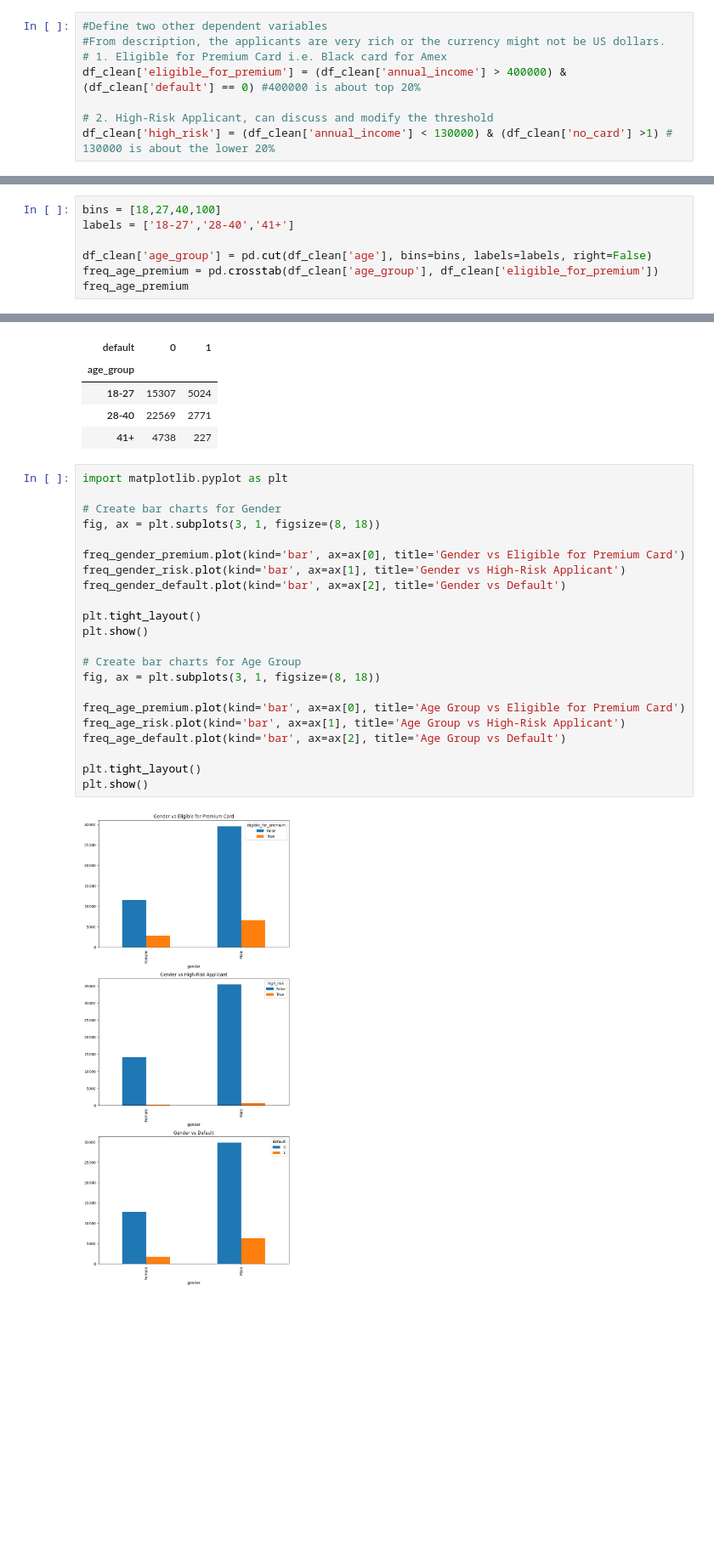
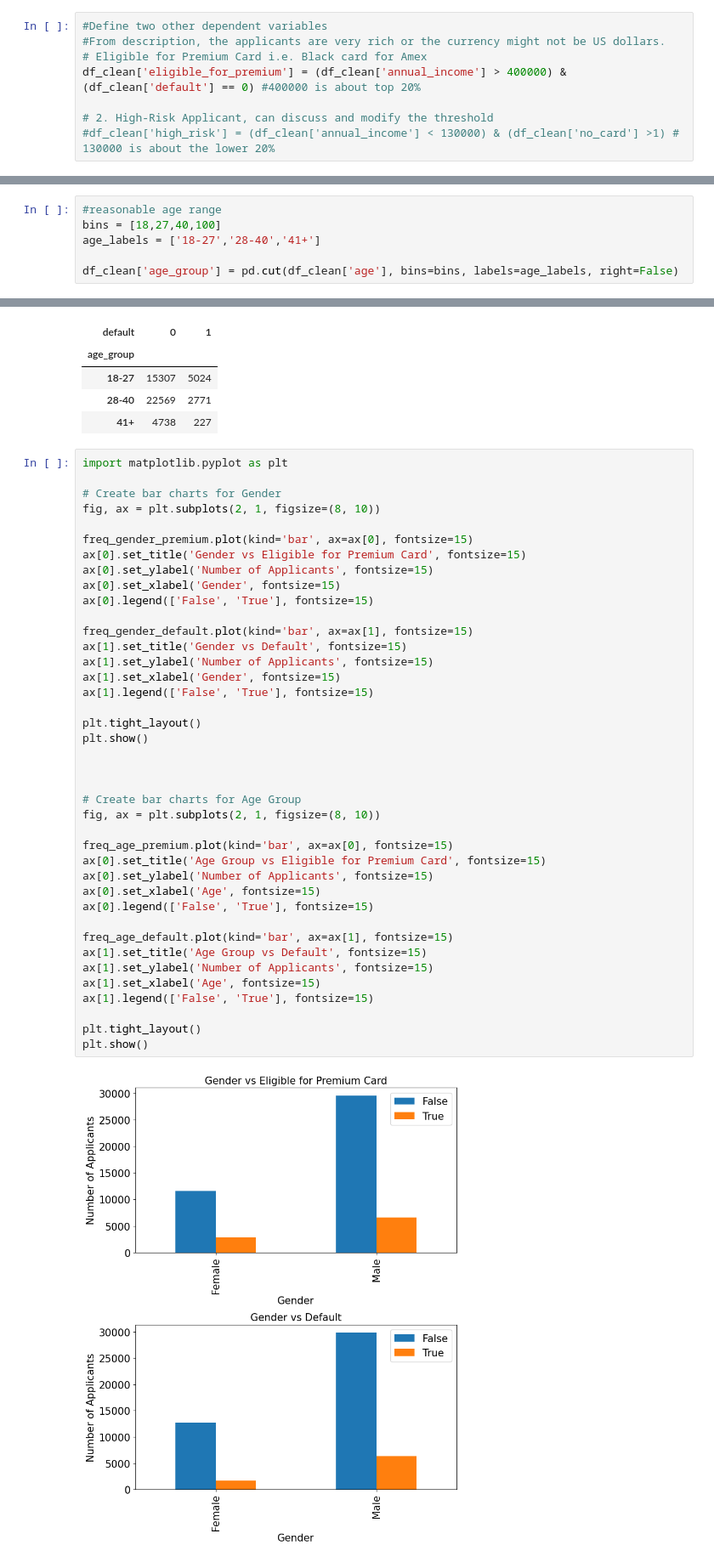
Before and after one commit to iceaiai/CS-Kid-teaching, a Jupyter notebook: AIES_final_project.ipynb, the cells around one changed output, grey strips where cells are left out. Shown at 85% size. Cells and saved outputs as stored; diff of their text form; blank space fills up the shorter version.

```diff
--- a/AIES_final_project.ipynb
+++ b/AIES_final_project.ipynb
@@ -43,11 +47,11 @@ Name: count, dtype: int64
 # %%
 #Define two other dependent variables
 #From description, the applicants are very rich or the currency might not be US dollars.
-# 1. Eligible for Premium Card i.e. Black card for Amex
+# Eligible for Premium Card i.e. Black card for Amex
 df_clean['eligible_for_premium'] = (df_clean['annual_income'] > 400000) & (df_clean['default'] == 0) #400000 is about top 20%
 
 # 2. High-Risk Applicant, can discuss and modify the threshold
-df_clean['high_risk'] = (df_clean['annual_income'] < 130000) & (df_clean['no_card'] >1) # 130000 is about the lower 20%
+#df_clean['high_risk'] = (df_clean['annual_income'] < 130000) & (df_clean['no_card'] >1) # 130000 is about the lower 20%
 # %% [markdown]
 Gender vs. Eligible for Premium Card
 # %%
@@ -108,7 +98,6 @@ Name: count, dtype: int64
 # %%
+#reasonable age range
 bins = [18,27,40,100]
-labels = ['18-27','28-40','41+']
+age_labels = ['18-27','28-40','41+']
 
-df_clean['age_group'] = pd.cut(df_clean['age'], bins=bins, labels=labels, right=False)
-freq_age_premium = pd.crosstab(df_clean['age_group'], df_clean['eligible_for_premium'])
-freq_age_premium
+df_clean['age_group'] = pd.cut(df_clean['age'], bins=bins, labels=age_labels, right=False)
@@ -143,24 +135,42 @@ freq_age_default
 # %%
 import matplotlib.pyplot as plt
 
 # Create bar charts for Gender
-fig, ax = plt.subplots(3, 1, figsize=(8, 18))
+fig, ax = plt.subplots(2, 1, figsize=(8, 10))
 
-freq_gender_premium.plot(kind='bar', ax=ax[0], title='Gender vs Eligible for Premium Card')
-freq_gender_risk.plot(kind='bar', ax=ax[1], title='Gender vs High-Risk Applicant')
-freq_gender_default.plot(kind='bar', ax=ax[2], title='Gender vs Default')
+freq_gender_premium.plot(kind='bar', ax=ax[0], fontsize=15)
+ax[0].set_title('Gender vs Eligible for Premium Card', fontsize=15)
+ax[0].set_ylabel('Number of Applicants', fontsize=15)
+ax[0].set_xlabel('Gender', fontsize=15)
+ax[0].legend(['False', 'True'], fontsize=15)
+
+freq_gender_default.plot(kind='bar', ax=ax[1], fontsize=15)
+ax[1].set_title('Gender vs Default', fontsize=15)
+ax[1].set_ylabel('Number of Applicants', fontsize=15)
+ax[1].set_xlabel('Gender', fontsize=15)
+ax[1].legend(['False', 'True'], fontsize=15)
 
 plt.tight_layout()
 plt.show()
 
+
+
 # Create bar charts for Age Group
-fig, ax = plt.subplots(3, 1, figsize=(8, 18))
+fig, ax = plt.subplots(2, 1, figsize=(8, 10))
 
-freq_age_premium.plot(kind='bar', ax=ax[0], title='Age Group vs Eligible for Premium Card')
-freq_age_risk.plot(kind='bar', ax=ax[1], title='Age Group vs High-Risk Applicant')
-freq_age_default.plot(kind='bar', ax=ax[2], title='Age Group vs Default')
+freq_age_premium.plot(kind='bar', ax=ax[0], fontsize=15)
+ax[0].set_title('Age Group vs Eligible for Premium Card', fontsize=15)
+ax[0].set_ylabel('Number of Applicants', fontsize=15)
+ax[0].set_xlabel('Age', fontsize=15)
+ax[0].legend(['False', 'True'], fontsize=15)
+
+freq_age_default.plot(kind='bar', ax=ax[1], fontsize=15)
+ax[1].set_title('Age Group vs Default', fontsize=15)
+ax[1].set_ylabel('Number of Applicants', fontsize=15)
+ax[1].set_xlabel('Age', fontsize=15)
+ax[1].legend(['False', 'True'], fontsize=15)
 
 plt.tight_layout()
 plt.show()
 # %% [output]
-[figure, old version]
+[figure, new version]
```
Also changed, not shown: parts of 14 cells of this notebook.
